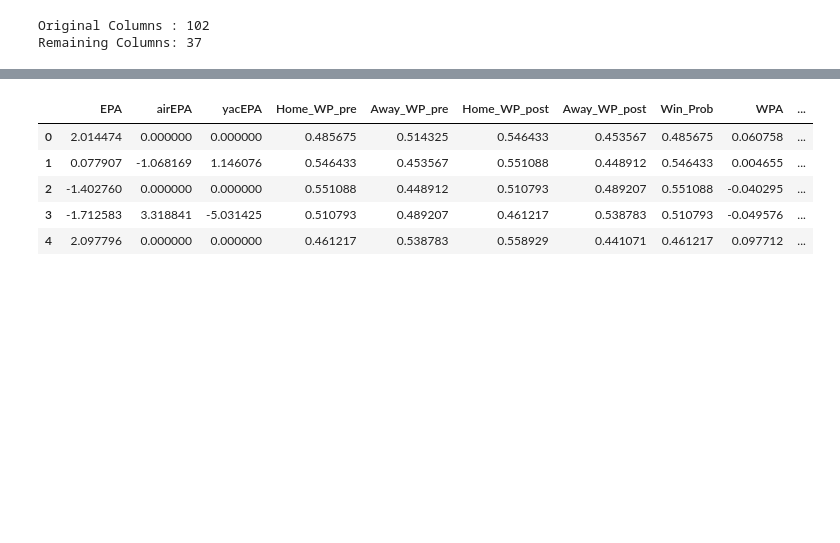
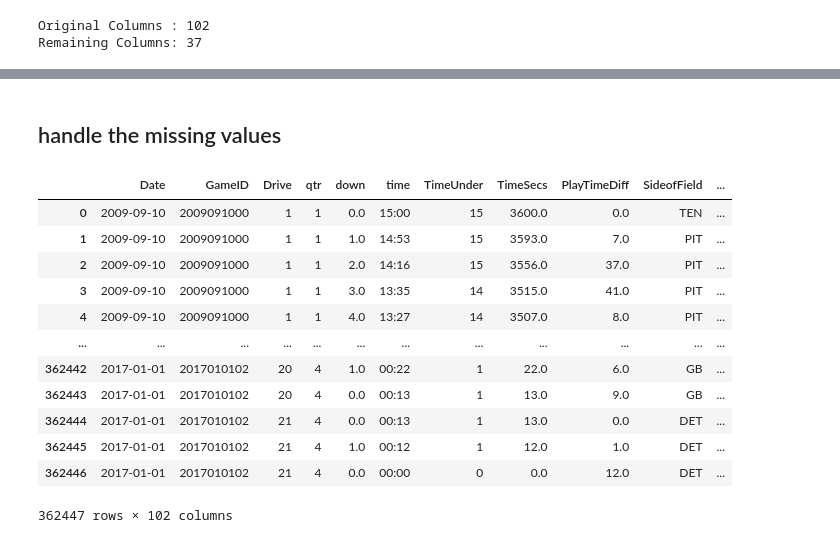
Before and after one commit to jihad-islam/Learning-ML, a Jupyter notebook: 4.Data_Cleaning/1.handaling_missing_values.ipynb, the cells around one changed output, grey strips where cells are left out. Cells and saved outputs as stored; diff of their text form; code cells hidden in the pictures; blank space fills up the shorter version.

```diff
--- a/4.Data_Cleaning/1.handaling_missing_values.ipynb
+++ b/4.Data_Cleaning/1.handaling_missing_values.ipynb
@@ -9,8 +9,25 @@ dataset = pd.read_csv("NFL Play by Play 2009-2016 (v3).csv")
 '''
     - dekho upore dataset load korar shomoy ekta warning dise. warning ta holo DtypeWarning. warning ta bolche je, ekta column er moddhe mixed data type ache.
 
-    - eta duivabe solve kora jay
+    - warning ta kokhon dey?
+        যখন কোনো dataset অনেক বড় হয়, তখন Pandas মেমোরি বাঁচানোর জন্য পুরো ফাইলটা একবারে পড়ে না। সে ডেটাগুলোকে ছোট ছোট ভাগে বা chunk-এ ভাগ করে পড়ে (যেমন: একসাথে ১০,০০০ লাইন)।
+        ধরুন, প্রথম ১০,০০০ লাইনে ওই column-এ শুধু সংখ্যা (integer) ছিল। Pandas ভাবলো, "ওকে, এই কলামটা integer।" কিন্তু পরের ১০,০০০ লাইন পড়ার সময় সে হঠাৎ দেখলো ওই একই কলামে একটা টেক্সট (string) চলে এসেছে। তখন সে কনফিউজড হয়ে যায় এবং আপনাকে এই warning-টা দেয় যে, "আমি তো আগে একরকম ভেবেছিলাম, এখন তো অন্যরকম দেখছি!"
+
+    - low_memory=False দিলে Warning কেন চলে যায়?
+        low_memory=False দিলে আপনি মূলত Pandas-কে বলেন: "তোমার মেমোরি বা RAM বাঁচানোর দরকার নেই। তুমি ডেটাগুলোকে ছোট ছোট chunk-এ ভাগ করে পড়ো না। পুরো ফাইলটা একবারে মেমোরিতে নাও এবং ভালোভাবে দেখে তারপর সিদ্ধান্ত নাও।"
+        যেহেতু সে পুরো ডেটা একবারে স্ক্যান করে ফেলে, তাই সে আর মাঝপথে কনফিউজড হয় না। এই কারণেই warning-টা আর আসে না।
+
+    - ei warning ta 2 vabe solve kora jay. low_memory=False use kore, or column er data type manually select kore diye.
+    - dataset jodi choto hoy tahole low_memory=False use kora better. but dataset boro hole industry standard holo oi column er datatype string hishebe manually select kore dewa. karon low_memory=False use korle memory usage onek barbe.
 '''
+
+
+# uporer dataset e DefTwoPoint and BlockingPlayer ei duita column e warning dise. tai ei duita column er datatype string kore ditesi.
+
+dataset = pd.read_csv(
+    "NFL Play by Play 2009-2016 (v3).csv",
+    dtype={"DefTwoPoint": str, "BlockingPlayer": str}
+)
 # %%
 # প্রথম ৫টি row দেখি
 # NaN / None আছে কিনা observe করি
@@ -144,15 +157,22 @@ subset_nfl_data
+# %% [markdown]
+## handle the missing values
 # %%
-# ============================================================
-# Step 11: Fill Missing Values
-# ============================================================
+# Fill Missing Values
 
 # সব NaN এর জায়গায় 0 বসাবে
-subset_nfl_data.fillna(0)
+dataset.fillna(0)
 # %% [output]
-|  | EPA | airEPA | yacEPA | Home_WP_pre | Away_WP_pre | Home_WP_post | Away_WP_post | Win_Prob | WPA | ... |
-| 0 | 2.014474 | 0.000000 | 0.000000 | 0.485675 | 0.514325 | 0.546433 | 0.453567 | 0.485675 | 0.060758 | ... |
-| 1 | 0.077907 | -1.068169 | 1.146076 | 0.546433 | 0.453567 | 0.551088 | 0.448912 | 0.546433 | 0.004655 | ... |
-| 2 | -1.402760 | 0.000000 | 0.000000 | 0.551088 | 0.448912 | 0.510793 | 0.489207 | 0.551088 | -0.040295 | ... |
-| 3 | -1.712583 | 3.318841 | -5.031425 | 0.510793 | 0.489207 | 0.461217 | 0.538783 | 0.510793 | -0.049576 | ... |
-| 4 | 2.097796 | 0.000000 | 0.000000 | 0.461217 | 0.538783 | 0.558929 | 0.441071 | 0.461217 | 0.097712 | ... |
+|  | Date | GameID | Drive | qtr | down | time | TimeUnder | TimeSecs | PlayTimeDiff | SideofField | ... |
+| 0 | 2009-09-10 | 2009091000 | 1 | 1 | 0.0 | 15:00 | 15 | 3600.0 | 0.0 | TEN | ... |
+| 1 | 2009-09-10 | 2009091000 | 1 | 1 | 1.0 | 14:53 | 15 | 3593.0 | 7.0 | PIT | ... |
+| 2 | 2009-09-10 | 2009091000 | 1 | 1 | 2.0 | 14:16 | 15 | 3556.0 | 37.0 | PIT | ... |
+| 3 | 2009-09-10 | 2009091000 | 1 | 1 | 3.0 | 13:35 | 14 | 3515.0 | 41.0 | PIT | ... |
+| 4 | 2009-09-10 | 2009091000 | 1 | 1 | 4.0 | 13:27 | 14 | 3507.0 | 8.0 | PIT | ... |
+| ... | ... | ... | ... | ... | ... | ... | ... | ... | ... | ... | ... |
+| 362442 | 2017-01-01 | 2017010102 | 20 | 4 | 1.0 | 00:22 | 1 | 22.0 | 6.0 | GB | ... |
+| 362443 | 2017-01-01 | 2017010102 | 20 | 4 | 0.0 | 00:13 | 1 | 13.0 | 9.0 | GB | ... |
+| 362444 | 2017-01-01 | 2017010102 | 21 | 4 | 0.0 | 00:13 | 1 | 13.0 | 0.0 | DET | ... |
+| 362445 | 2017-01-01 | 2017010102 | 21 | 4 | 1.0 | 00:12 | 1 | 12.0 | 1.0 | DET | ... |
+| 362446 | 2017-01-01 | 2017010102 | 21 | 4 | 0.0 | 00:00 | 0 | 0.0 | 12.0 | DET | ... |
+362447 rows × 102 columns
 # %%
```
Also changed, not shown: parts of 16 cells of this notebook.
